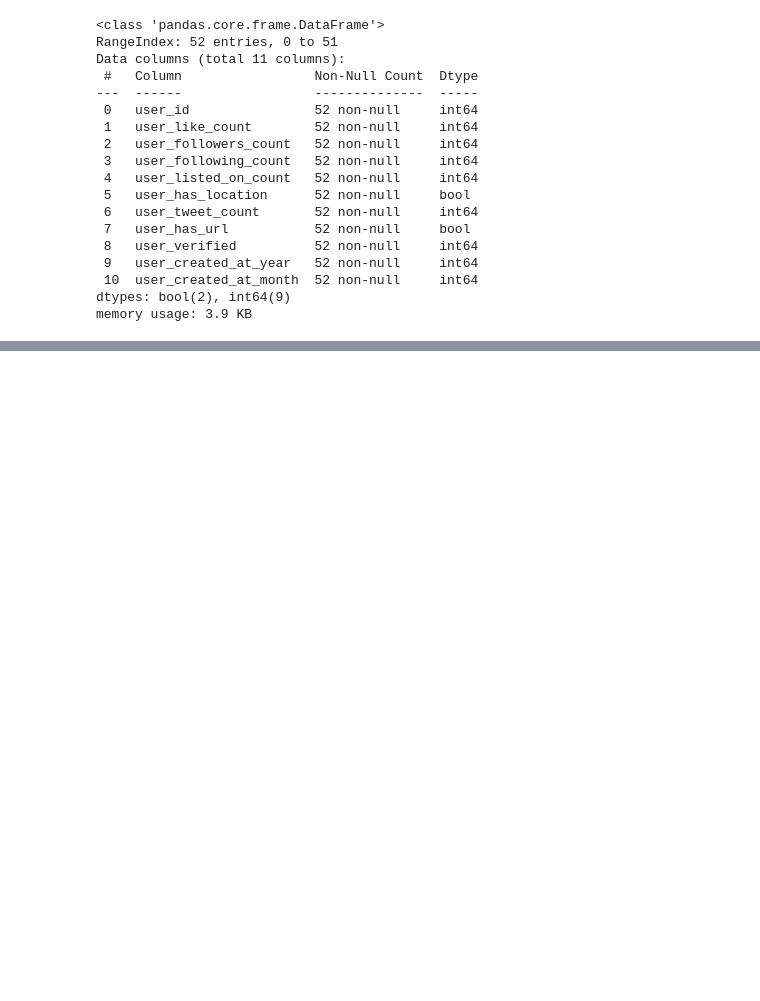
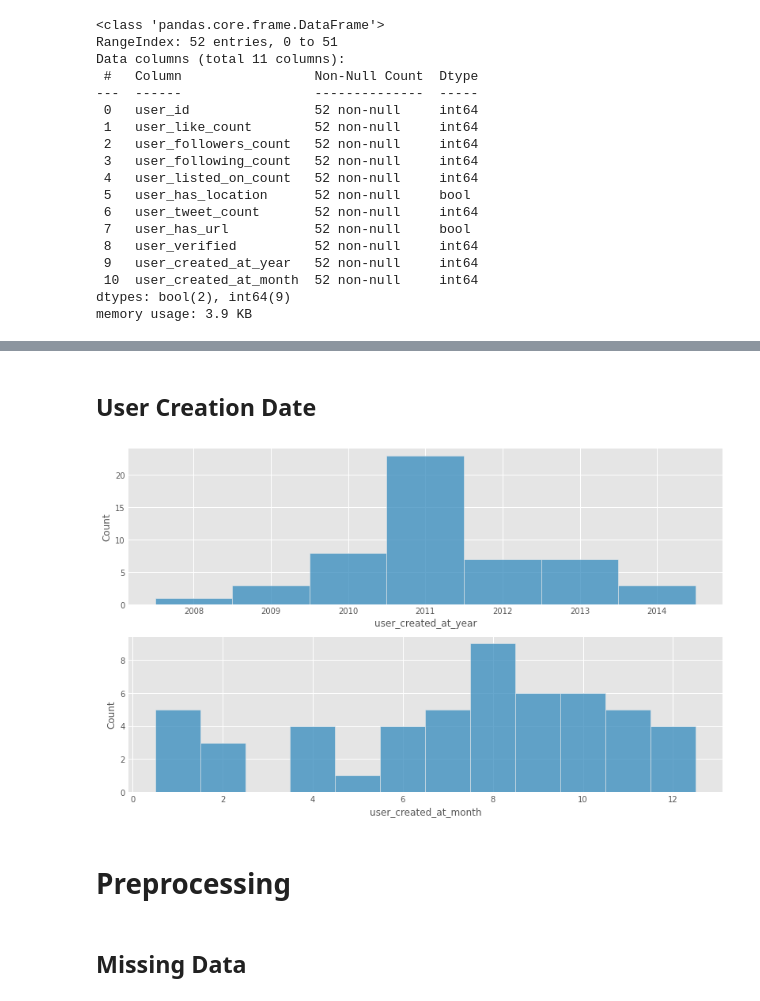
Before and after one commit to shpatrickguo/bitgrit, a Jupyter notebook: Viral Tweets Prediction Challenge/Viral Tweets Prediction Challenge.ipynb, the cells around one changed output, grey strips where cells are left out. Cells and saved outputs as stored; diff of their text form; code cells hidden in the pictures; blank space fills up the shorter version.

```diff
--- a/Viral Tweets Prediction Challenge/Viral Tweets Prediction Challenge.ipynb
+++ b/Viral Tweets Prediction Challenge/Viral Tweets Prediction Challenge.ipynb
@@ -218,0 +241,14 @@ sns.histplot(users, x = 'user_listed_on_count', ax = axs[1,1]);
+# %% [markdown]
+## User Creation Date
+# %%
+fig, axs = plt.subplots(2, 1, figsize=(12, 8))
+
+sns.histplot(users, x = 'user_created_at_year', discrete = True, ax = axs[0])
+sns.histplot(users, x = 'user_created_at_month', discrete = True, ax = axs[1])
+plt.show()
+# %% [output]
+[figure, added]
+# %% [markdown]
+# Preprocessing
+# %% [markdown]
+## Missing Data
```
Also changed, not shown: parts of 17 cells of this notebook.
